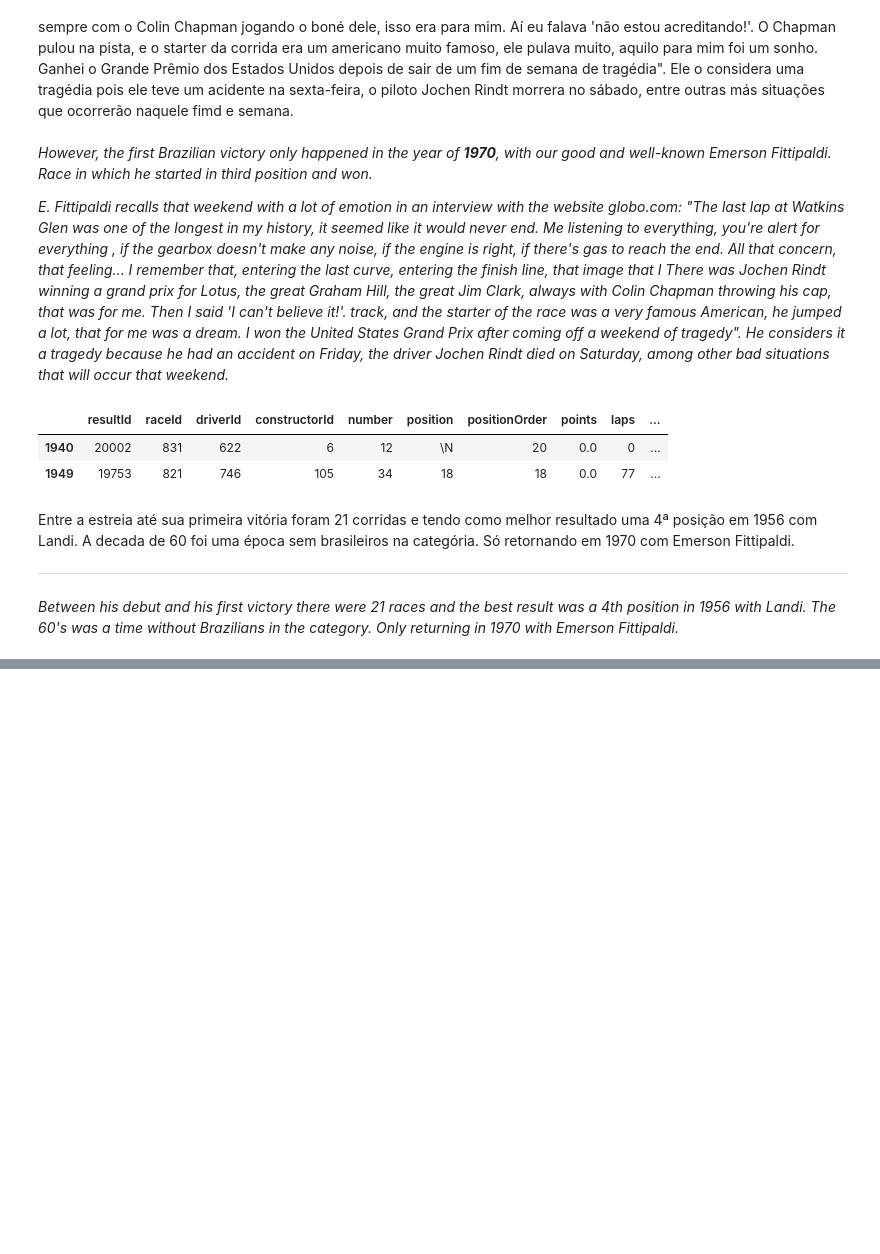
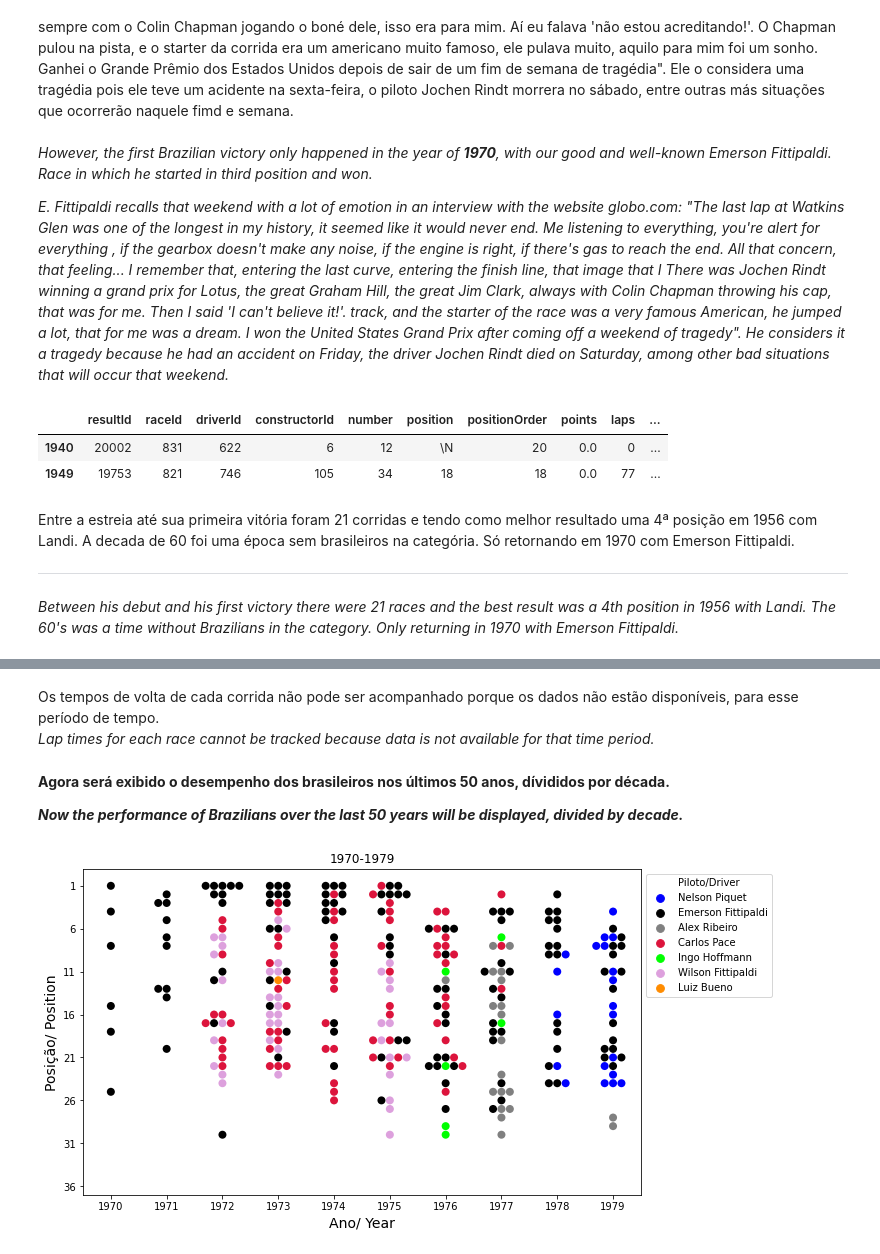
Before and after one commit to AndreMoura88/F1_brazilian_analysis, a Jupyter notebook: F1_history_analysis.ipynb, the cells around one changed output, grey strips where cells are left out. Saved outputs shown, nothing was run; the diff lists cells and outputs as text; code cells hidden in the pictures; blank space fills up the shorter version.

```diff
--- a/F1_history_analysis.ipynb
+++ b/F1_history_analysis.ipynb
@@ -429,0 +328,32 @@ plt.show(g)
+# %% [markdown]
+Os tempos de volta de cada corrida não pode ser acompanhado porque os dados não estão disponíveis, para esse período de tempo.<br>
+*Lap times for each race cannot be tracked because data is not available for that time period.*
+# %% [markdown]
+**Agora será exibido o desempenho dos brasileiros nos últimos 50 anos, dívididos por década.**<br>
+
+**_Now the performance of Brazilians over the last 50 years will be displayed, divided by decade._**
+# %%
+palette = {"Nelson Piquet":"blue", "Emerson Fittipaldi":"black", "Alex Ribeiro":"gray", "Carlos Pace":"crimson", "Ingo Hoffmann":"lime", "Luiz Bueno":"darkorange", "Wilson Fittipaldi":"plum",
+          "Roberto Moreno":"olive", "Ayrton Senna":"red", "Mauricio Gugelmin":"green", "Chico Serra":"darkviolet", "Raul Boesel":"tan",
+          "Rubens Barrichello":"orange", "Ricardo Zonta":"silver", "Pedro Diniz":"darkslategrey", "Ricardo Rosset":"cornflowerblue", "Tarso Marques":"firebrick", "Christian Fittipaldi":"hotpink",
+           "Nelson Piquet, Jr.":"royalblue", "Felipe Massa":"darkgreen", "Antonio Pizzonia":"blueviolet", "Cristiano da Matta":"palegreen", "Enrique Bernoldi":"orangered", "Luciano Burti":"deeppink",
+           "Bruno Senna":"chocolate", "Lucas di Grassi":"orchid", "Felipe Nasr":"slategray", "Pietro Fittipaldi":"chartreuse"}
+# %%
+g = sns.swarmplot(x='year',
+                y='positionOrder', data=driv_laps_br.query('year>=1970 & year<1980'),
+                hue='real_name',
+                palette=palette, s=8
+                   )
+plt.ylim(37, -1)
+plt.yticks(np.arange(1, 37, step=5))
+plt.title("1970-1979")
+plt.ylabel("Posição/ Position",fontsize=14)
+plt.xlabel("Ano/ Year",fontsize=14)
+plt.rcParams["figure.figsize"] = (10,6)
+g.legend (title='Piloto/Driver',
+          bbox_to_anchor = (1, 1))
+
+
+plt.show(g)
+# %% [output]
+[figure, added]
```
Also changed, not shown: parts of 13 cells of this notebook.
